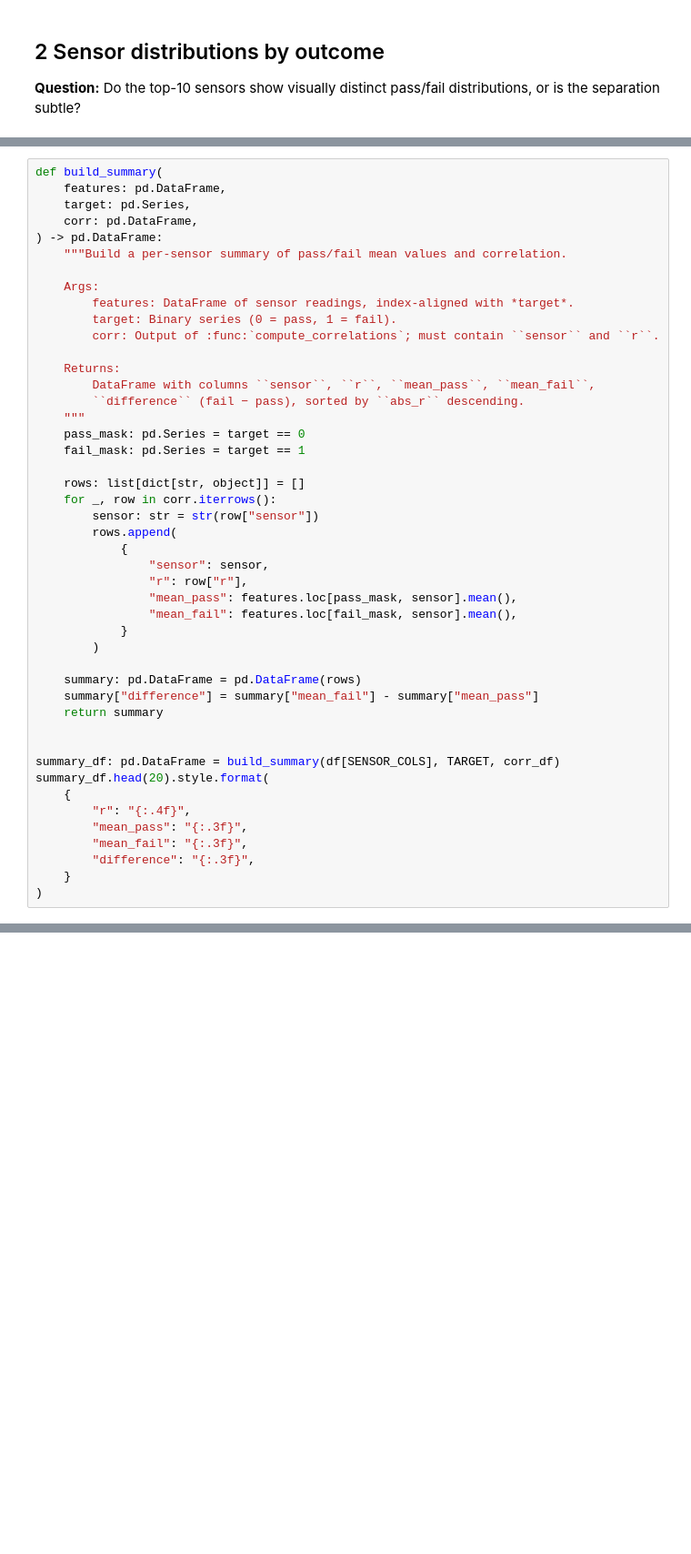
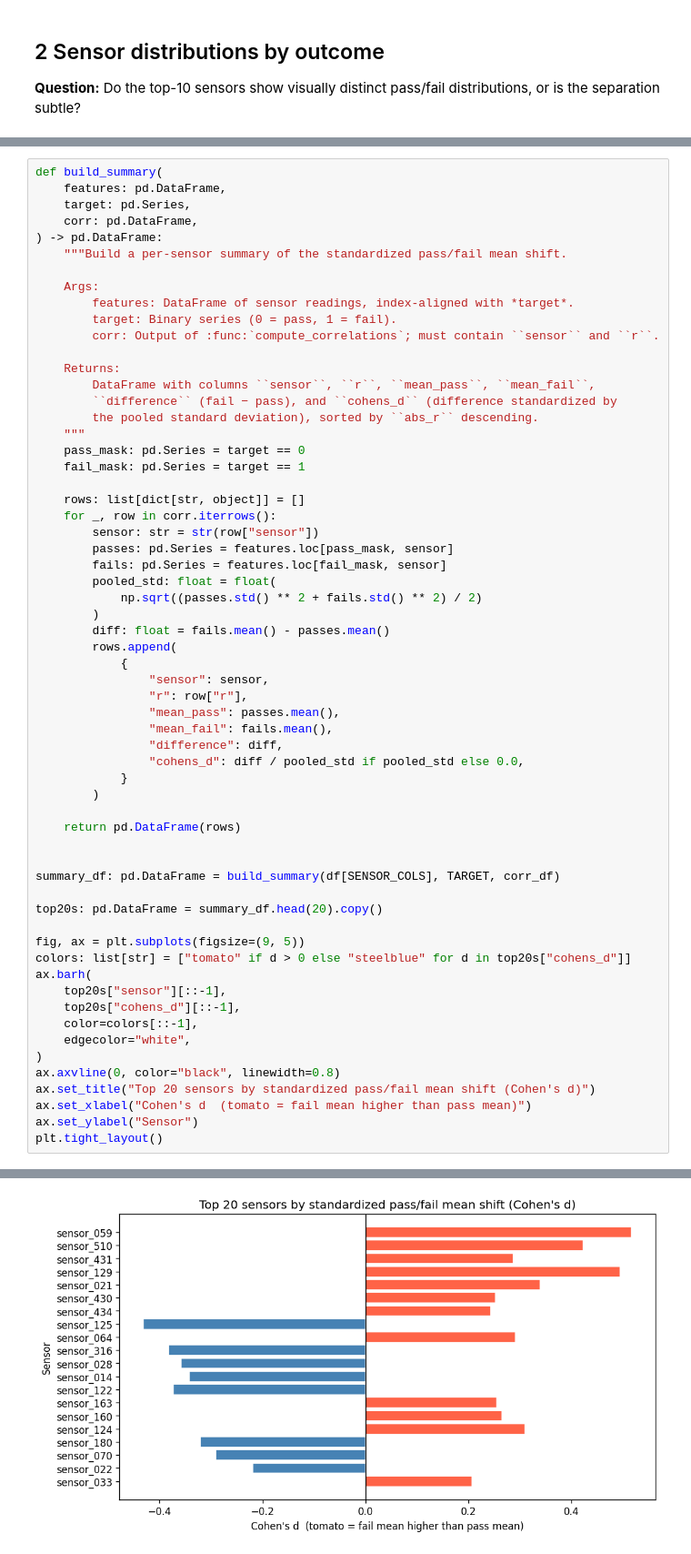
Before and after one commit to virgil-castillo/semiconductor-yield-root-cause, a Jupyter notebook: notebooks/02_eda_yield_patterns.ipynb, the cells around one changed output, grey strips where cells are left out. Shown at 91% size. Saved outputs shown, nothing was run; the diff lists cells and outputs as text; blank space fills up the shorter version.

```diff
--- a/notebooks/02_eda_yield_patterns.ipynb
+++ b/notebooks/02_eda_yield_patterns.ipynb
@@ -150,7 +170,7 @@ def build_summary(
     target: pd.Series,
     corr: pd.DataFrame,
 ) -> pd.DataFrame:
-    """Build a per-sensor summary of pass/fail mean values and correlation.
+    """Build a per-sensor summary of the standardized pass/fail mean shift.
 
     Args:
         features: DataFrame of sensor readings, index-aligned with *target*.
@@ -159,7 +179,8 @@ def build_summary(
 
     Returns:
         DataFrame with columns ``sensor``, ``r``, ``mean_pass``, ``mean_fail``,
-        ``difference`` (fail − pass), sorted by ``abs_r`` descending.
+        ``difference`` (fail − pass), and ``cohens_d`` (difference standardized by
+        the pooled standard deviation), sorted by ``abs_r`` descending.
     """
     pass_mask: pd.Series = target == 0
     fail_mask: pd.Series = target == 1
@@ -167,27 +188,41 @@ def build_summary(
     rows: list[dict[str, object]] = []
     for _, row in corr.iterrows():
         sensor: str = str(row["sensor"])
+        passes: pd.Series = features.loc[pass_mask, sensor]
+        fails: pd.Series = features.loc[fail_mask, sensor]
+        pooled_std: float = float(
+            np.sqrt((passes.std() ** 2 + fails.std() ** 2) / 2)
+        )
+        diff: float = fails.mean() - passes.mean()
         rows.append(
             {
                 "sensor": sensor,
                 "r": row["r"],
-                "mean_pass": features.loc[pass_mask, sensor].mean(),
-                "mean_fail": features.loc[fail_mask, sensor].mean(),
+                "mean_pass": passes.mean(),
+                "mean_fail": fails.mean(),
+                "difference": diff,
+                "cohens_d": diff / pooled_std if pooled_std else 0.0,
             }
         )
 
-    summary: pd.DataFrame = pd.DataFrame(rows)
-    summary["difference"] = summary["mean_fail"] - summary["mean_pass"]
-    return summary
+    return pd.DataFrame(rows)
 
 
 summary_df: pd.DataFrame = build_summary(df[SENSOR_COLS], TARGET, corr_df)
-summary_df.head(20).style.format(
-    {
-        "r": "{:.4f}",
-        "mean_pass": "{:.3f}",
-        "mean_fail": "{:.3f}",
-        "difference": "{:.3f}",
-    }
+
+top20s: pd.DataFrame = summary_df.head(20).copy()
+
+fig, ax = plt.subplots(figsize=(9, 5))
+colors: list[str] = ["tomato" if d > 0 else "steelblue" for d in top20s["cohens_d"]]
+ax.barh(
+    top20s["sensor"][::-1],
+    top20s["cohens_d"][::-1],
+    color=colors[::-1],
+    edgecolor="white",
 )
+ax.axvline(0, color="black", linewidth=0.8)
+ax.set_title("Top 20 sensors by standardized pass/fail mean shift (Cohen's d)")
+ax.set_xlabel("Cohen's d  (tomato = fail mean higher than pass mean)")
+ax.set_ylabel("Sensor")
+plt.tight_layout()
 # %% [output]
@@ -211,3 +229,4 @@ summary_df.head(20).style.format(
+[figure, added]
 # %% [markdown]
 ## Candidate sensors before SHAP modeling
 
```
Also changed, not shown: parts of 11 cells of this notebook.
